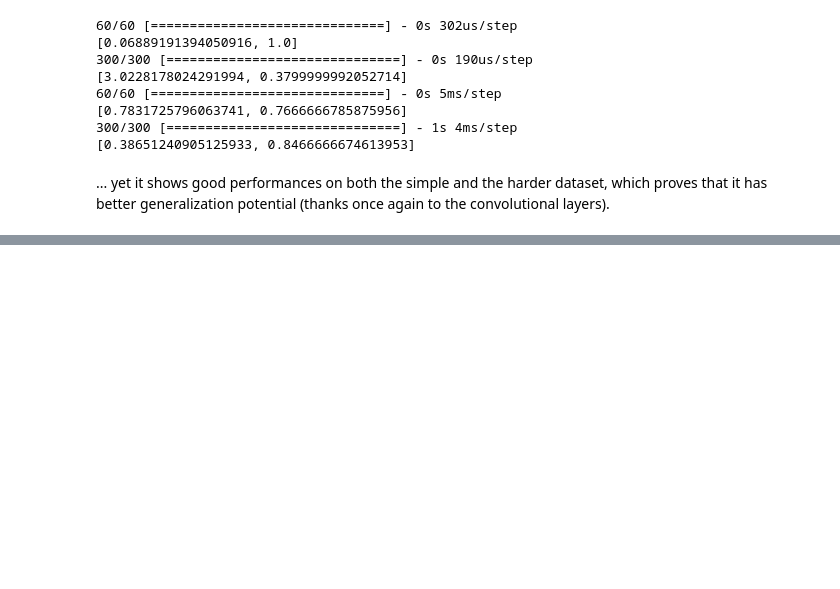
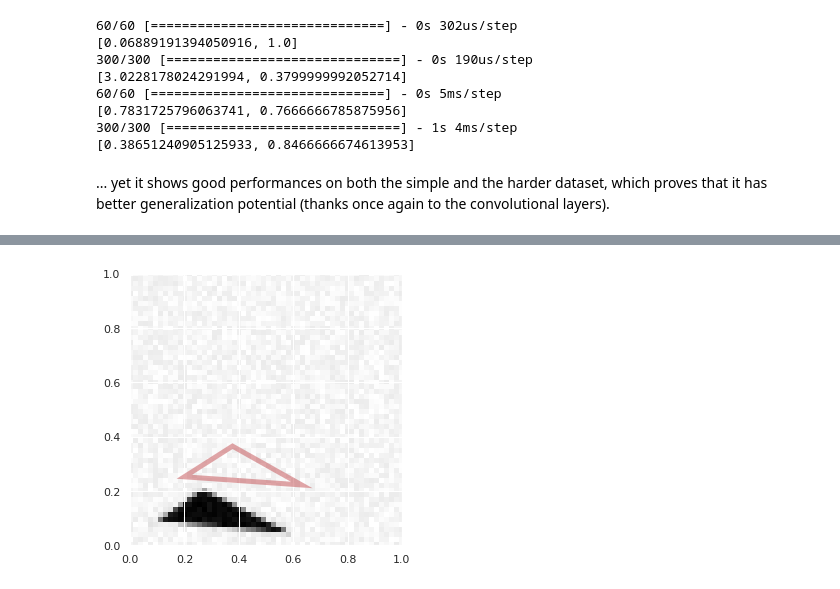
Before and after one commit to lgerrets/dl18-hw1, a Jupyter notebook: report.ipynb, the cells around one changed output, grey strips where cells are left out. Saved outputs shown, nothing was run; the diff lists cells and outputs as text; code cells hidden in the pictures; blank space fills up the shorter version.

```diff
--- a/report.ipynb
+++ b/report.ipynb
@@ -261,0 +353,5 @@ print(model_cnn.evaluate(X_test_5,Y_test_5))
+# %%
+ind = 115
+mp1.visualize_prediction(X_test_6[ind], pred[ind]*Y_std_6+Y_mean_6)
+# %% [output]
+[figure, added]
```
Also changed, not shown: parts of 10 cells of this notebook.
